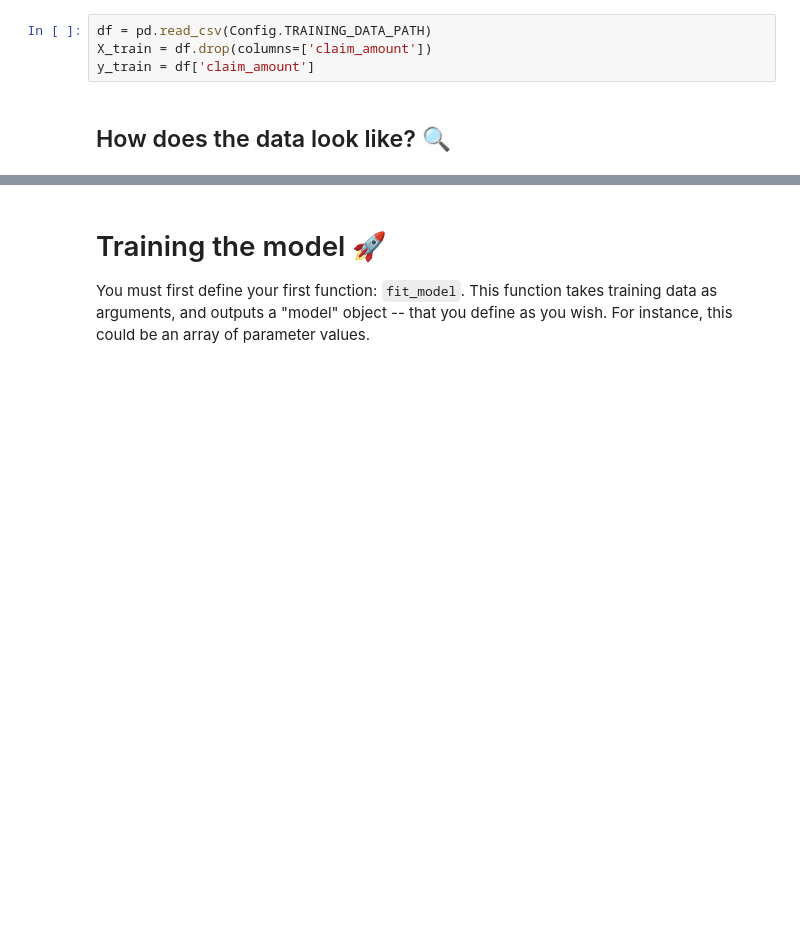
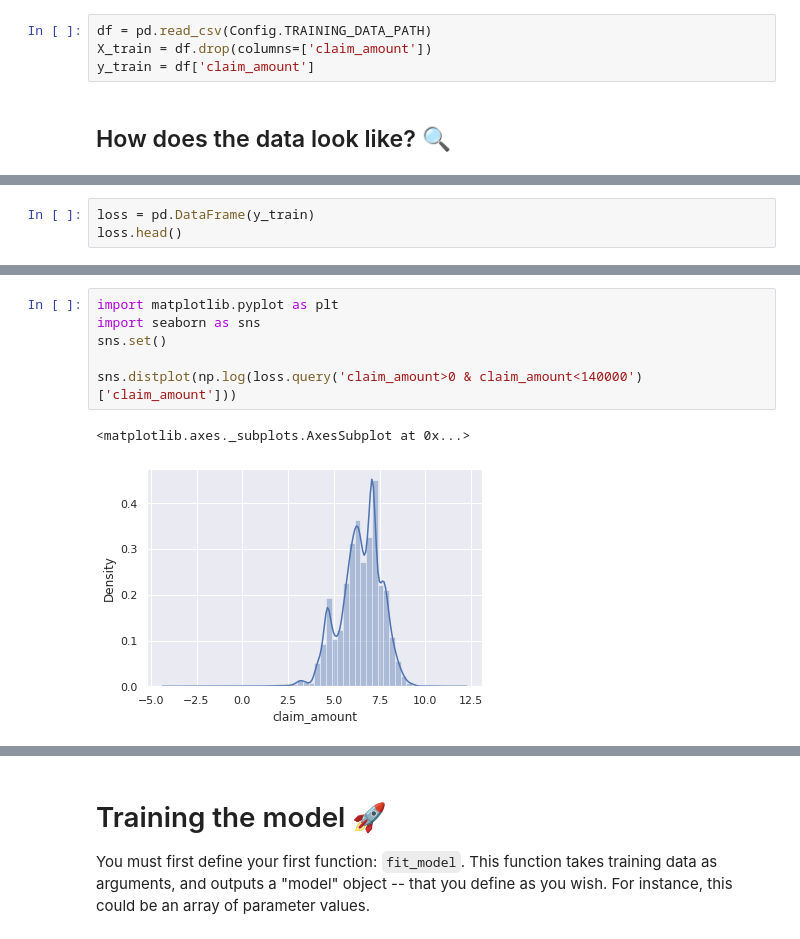
Before and after one commit to ActuaryJoe/joe-is-learning, a Jupyter notebook: Submission_notebook_(Python).ipynb, the cells around one changed output, grey strips where cells are left out. Saved outputs shown, nothing was run; the diff lists cells and outputs as text; blank space fills up the shorter version.

```diff
--- a/Submission_notebook_(Python).ipynb
+++ b/Submission_notebook_(Python).ipynb
@@ -107,0 +158,3 @@ Name: claim_amount, dtype: float64
+# %%
+loss = pd.DataFrame(y_train)
+loss.head()
@@ -107,0 +189,9 @@ Name: claim_amount, dtype: float64
+# %%
+import matplotlib.pyplot as plt
+import seaborn as sns
+sns.set()
+
+sns.distplot(np.log(loss.query('claim_amount>0 & claim_amount<140000')['claim_amount']))
+# %% [output]
+<matplotlib.axes._subplots.AxesSubplot at 0x...>
+[figure, added]
```
Also changed, not shown: parts of 9 cells of this notebook.
